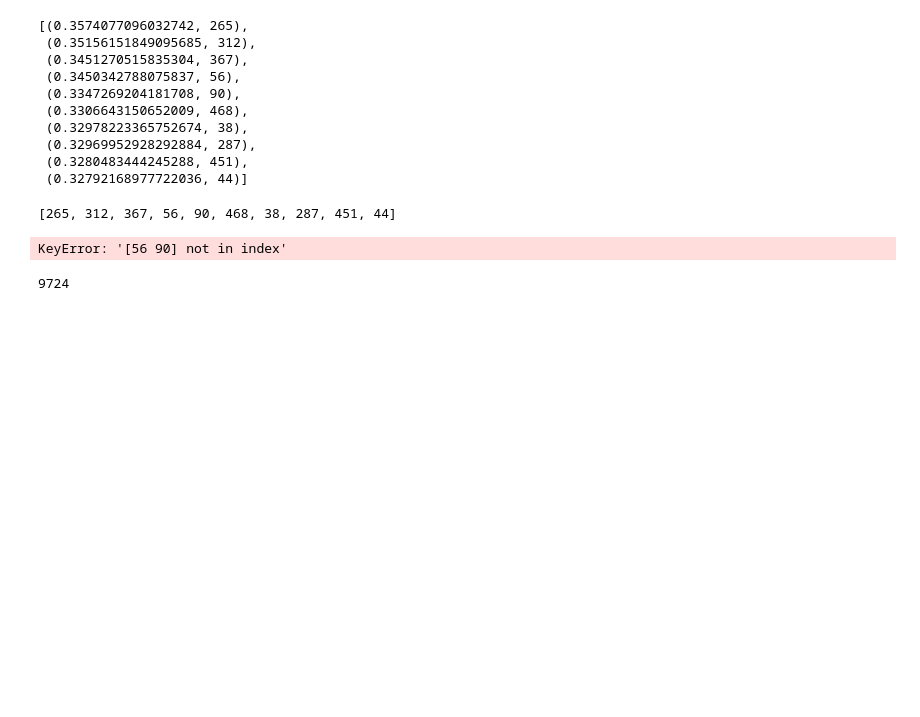
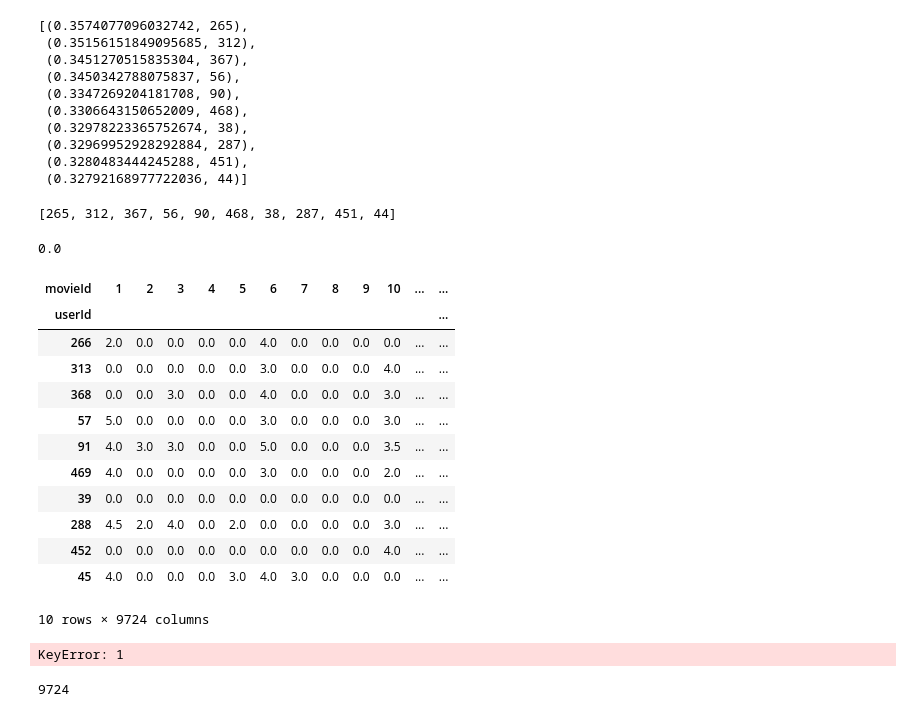
Before and after one commit to parthjain98in/BTP, a Jupyter notebook: checking_value_for_unseen.ipynb, the cells around one changed output. Saved outputs shown, nothing was run; the diff lists cells and outputs as text; code cells hidden in the pictures; blank space fills up the shorter version.

```diff
--- a/checking_value_for_unseen.ipynb
+++ b/checking_value_for_unseen.ipynb
@@ -189,21 +189,36 @@ topsimilar = [topn[i][1] for i in range(10)]
 topsimilar
 # %% [output]
 [265, 312, 367, 56, 90, 468, 38, 287, 451, 44]
+# %%
+rateDefault.iloc[2][193565]
+# %% [output]
+0.0
 # %%
-toprated = rateDefault[topsimilar]
+toprated = rateDefault.iloc[topsimilar]
+toprated
 # %% [output]
+| movieId | 1 | 2 | 3 | 4 | 5 | 6 | 7 | 8 | 9 | 10 | ... | ... |
+| userId |  |  |  |  |  |  |  |  |  |  |  | ... |
+| 266 | 2.0 | 0.0 | 0.0 | 0.0 | 0.0 | 4.0 | 0.0 | 0.0 | 0.0 | 0.0 | ... | ... |
+| 313 | 0.0 | 0.0 | 0.0 | 0.0 | 0.0 | 3.0 | 0.0 | 0.0 | 0.0 | 4.0 | ... | ... |
+| 368 | 0.0 | 0.0 | 3.0 | 0.0 | 0.0 | 4.0 | 0.0 | 0.0 | 0.0 | 3.0 | ... | ... |
+| 57 | 5.0 | 0.0 | 0.0 | 0.0 | 0.0 | 3.0 | 0.0 | 0.0 | 0.0 | 3.0 | ... | ... |
+| 91 | 4.0 | 3.0 | 3.0 | 0.0 | 0.0 | 5.0 | 0.0 | 0.0 | 0.0 | 3.5 | ... | ... |
+| 469 | 4.0 | 0.0 | 0.0 | 0.0 | 0.0 | 3.0 | 0.0 | 0.0 | 0.0 | 2.0 | ... | ... |
+| 39 | 0.0 | 0.0 | 0.0 | 0.0 | 0.0 | 0.0 | 0.0 | 0.0 | 0.0 | 0.0 | ... | ... |
+| 288 | 4.5 | 2.0 | 4.0 | 0.0 | 2.0 | 0.0 | 0.0 | 0.0 | 0.0 | 3.0 | ... | ... |
+| 452 | 0.0 | 0.0 | 0.0 | 0.0 | 0.0 | 0.0 | 0.0 | 0.0 | 0.0 | 4.0 | ... | ... |
+| 45 | 4.0 | 0.0 | 0.0 | 0.0 | 3.0 | 4.0 | 3.0 | 0.0 | 0.0 | 0.0 | ... | ... |
-KeyError: '[56 90] not in index'
+10 rows × 9724 columns
 # %%
 col = rateDefault.columns.values
 # %%
 newmovies = []
-for i in range(10):
-    templis = []
-    for j in col:
-        if rateDefault[1][topn[i][1]] > 2:
-            templis.append(j)
-    newmovies.extend(templis)
+for i in topsimilar:
+    newmovies.extend([mid for mid in col if toprated[i][mid] > 2])
 #     newmovies.extend([j for j in col if rateDefault[topn[i][1]][j] > 2])
+# %% [output]
+KeyError: 1
 # %%
 len(set(newmovies))
 # %% [output]
```
Also changed, not shown: 4 other files.
